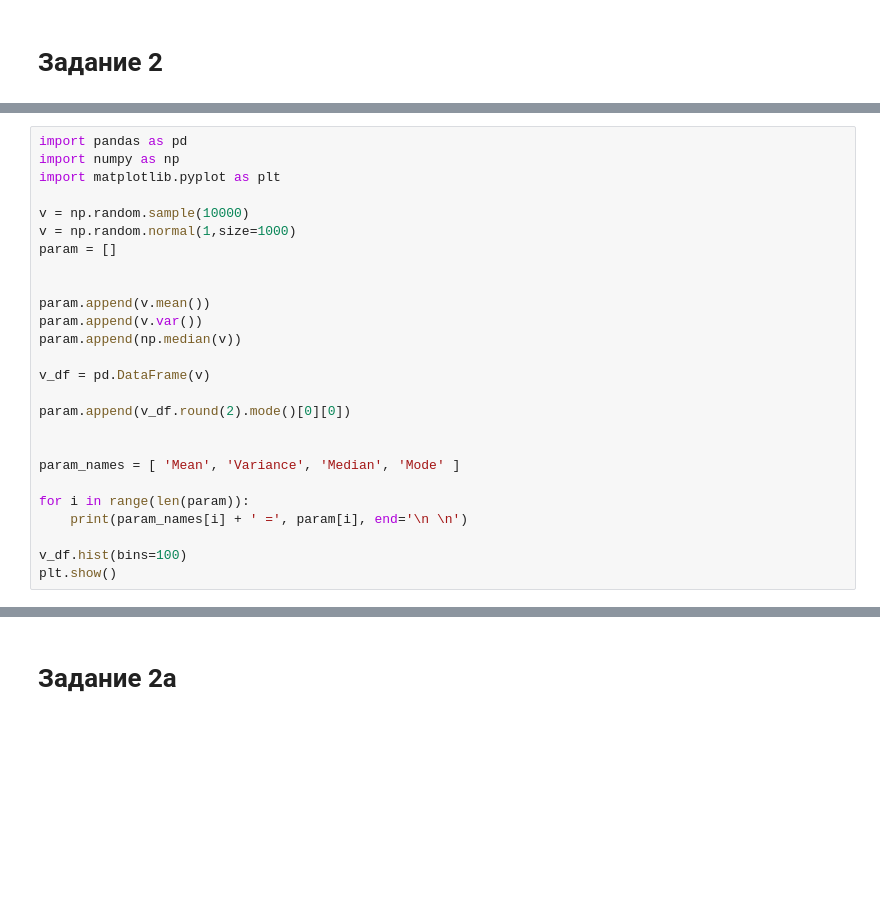
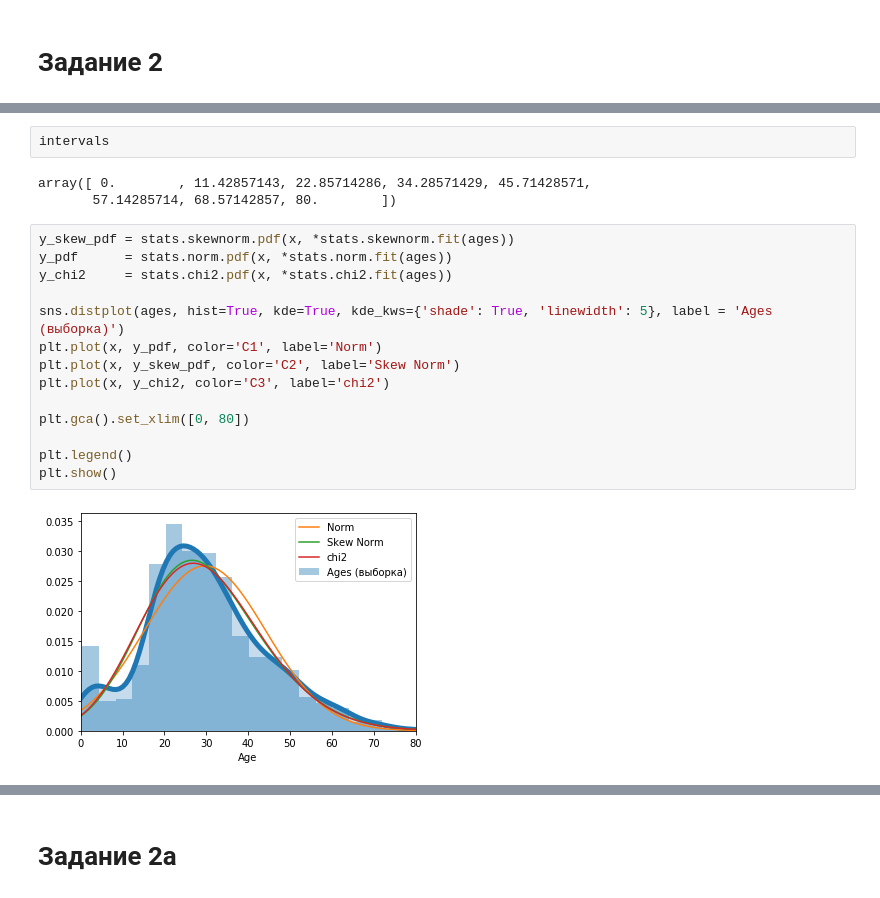
Before and after one commit to SeriousPetrovich/Super_Courses, a Jupyter notebook: Probabilistic_Data_Analysis/Задания.ipynb, the cells around one changed output, grey strips where cells are left out. Drawn from its saved outputs; the diff is of its cells as text; blank space fills up the shorter version.

```diff
--- a/Probabilistic_Data_Analysis/Задания.ipynb
+++ b/Probabilistic_Data_Analysis/Задания.ipynb
@@ -54,26 +58,0 @@ sigma = ages.var()
-# %%
-import pandas as pd
-import numpy as np
-import matplotlib.pyplot as plt
-
-v = np.random.sample(10000)
-v = np.random.normal(1,size=1000)
-param = []
-
-
-param.append(v.mean())
-param.append(v.var())
-param.append(np.median(v))
-
-v_df = pd.DataFrame(v)
-
-param.append(v_df.round(2).mode()[0][0])
-
-
-param_names = [ 'Mean', 'Variance', 'Median', 'Mode' ]
-
-for i in range(len(param)):
-    print(param_names[i] + ' =', param[i], end='\n \n')
-
-v_df.hist(bins=100)
-plt.show()
@@ -94,0 +306,21 @@ dtype: float64
+# %%
+intervals
+# %% [output]
+array([ 0.        , 11.42857143, 22.85714286, 34.28571429, 45.71428571,
+       57.14285714, 68.57142857, 80.        ])
+# %%
+y_skew_pdf = stats.skewnorm.pdf(x, *stats.skewnorm.fit(ages))
+y_pdf      = stats.norm.pdf(x, *stats.norm.fit(ages))
+y_chi2     = stats.chi2.pdf(x, *stats.chi2.fit(ages))
+
+sns.distplot(ages, hist=True, kde=True, kde_kws={'shade': True, 'linewidth': 5}, label = 'Ages (выборка)')
+plt.plot(x, y_pdf, color='C1', label='Norm')
+plt.plot(x, y_skew_pdf, color='C2', label='Skew Norm')
+plt.plot(x, y_chi2, color='C3', label='chi2')
+
+plt.gca().set_xlim([0, 80])
+
+plt.legend()
+plt.show()
+# %% [output]
+[figure, added]
```
Also changed, not shown: parts of 14 cells of this notebook, 11 other files.
